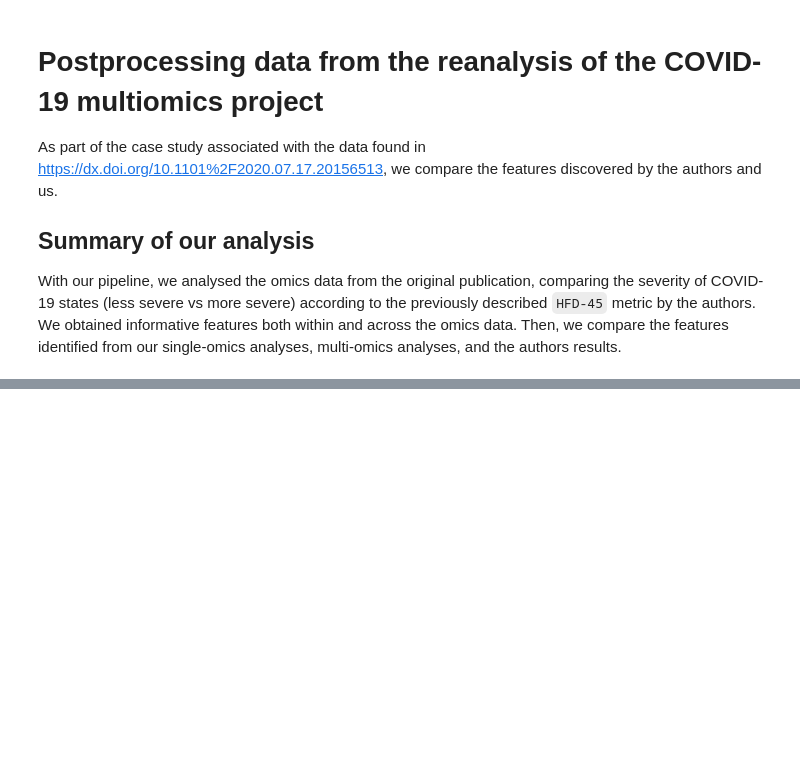
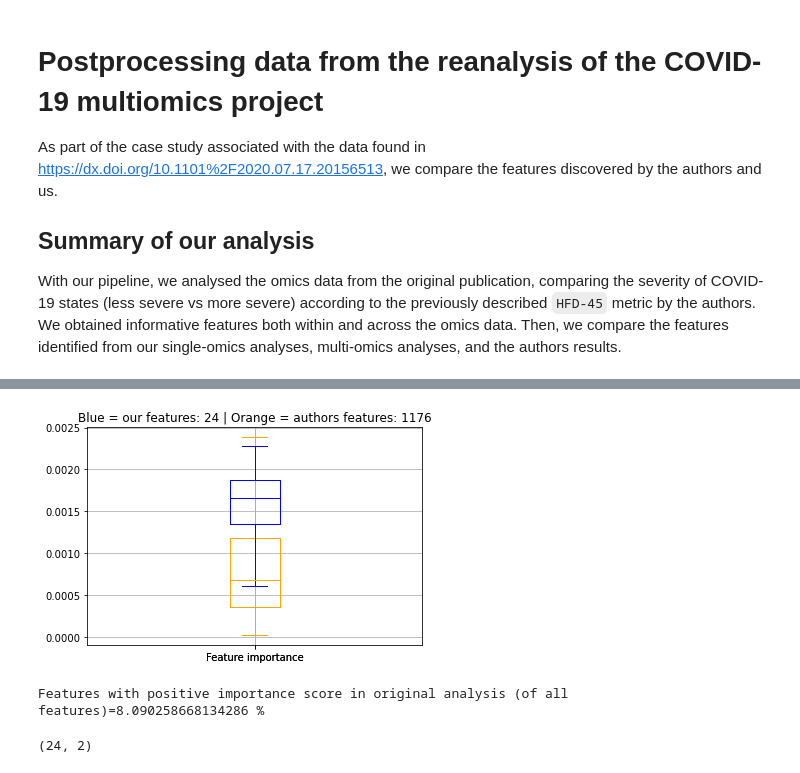
Before and after one commit to tyronechen/SARS-CoV-2, a Jupyter notebook: src/MSV000085703/MSV000085703_postprocess.ipynb, the cells around one changed output, grey strips where cells are left out. Drawn from its saved outputs; the diff is of its cells as text; code cells hidden in the pictures; blank space fills up the shorter version.

```diff
--- a/src/MSV000085703/MSV000085703_postprocess.ipynb
+++ b/src/MSV000085703/MSV000085703_postprocess.ipynb
@@ -150,0 +174,42 @@ for i in transcriptomics_[0-9]_DIABLO_var_keepx_max*txt; do tail -n +2 $i >> tra
+# %%
+# where do our features fall in the spectrum of importance shown by an independent tree-based classifier?
+feature_importance_all = pd.read_csv(feature_importance_all_path, sep="\t")
+total_features = feature_importance_all["feature importance"].count()
+
+# remove all features with null importance score
+feature_importance_all = feature_importance_all[feature_importance_all["feature importance"] > 0]
+
+# some features are composite (eg different isoforms of same protein)
+feature_importance_all = pd.DataFrame(pd.concat([pd.Series(row['feature importance'],
+                                                           row['biomolecule'].split(';'))
+                                                for _, row in feature_importance_all.iterrows()]))
+
+# some features we detect overlap with the authors, show distribution
+fig, ax = plt.subplots()
+feature_importance_all.boxplot(color="orange", ax=ax, showfliers=False)
+intersecting_features = high_features.merge(feature_importance_all, left_on=0, right_index=True)
+intersecting_features.drop("0_x", axis=1, inplace=True)
+intersecting_features.columns = ["index", "Feature importance"]
+intersecting_features.boxplot(color="blue", showbox=True, ax=ax, showfliers=False)
+axis_title = " ".join(["Blue = our features:",
+                       str(intersecting_features.count()[0]),
+                       "| Orange = authors features:",
+                       str(feature_importance_all.count()[0]),
+                      ])
+ax.title.set_text(axis_title)
+plt.show()
+
+percent_important = str((feature_importance_all.count()[0] / total_features) * 100)
+print("".join(["Features with positive importance score in original analysis (of all features)=",
+               percent_important,
+              " %"]))
+
+# features that dont have positive importance scores are also interesting
+nonintersecting_features = high_features.merge(feature_importance_all, left_on=0, right_index=True, how="outer")
+nonintersecting_features = nonintersecting_features[nonintersecting_features["0_y"].isna()]["key_0"]
+nonintersecting_features = nonintersecting_features.reset_index().drop("index", axis=1)
+intersecting_features.shape
+# %% [output]
+[figure, added]
+Features with positive importance score in original analysis (of all features)=8.090258668134286 %
+(24, 2)
```
Also changed, not shown: parts of 15 cells of this notebook.
